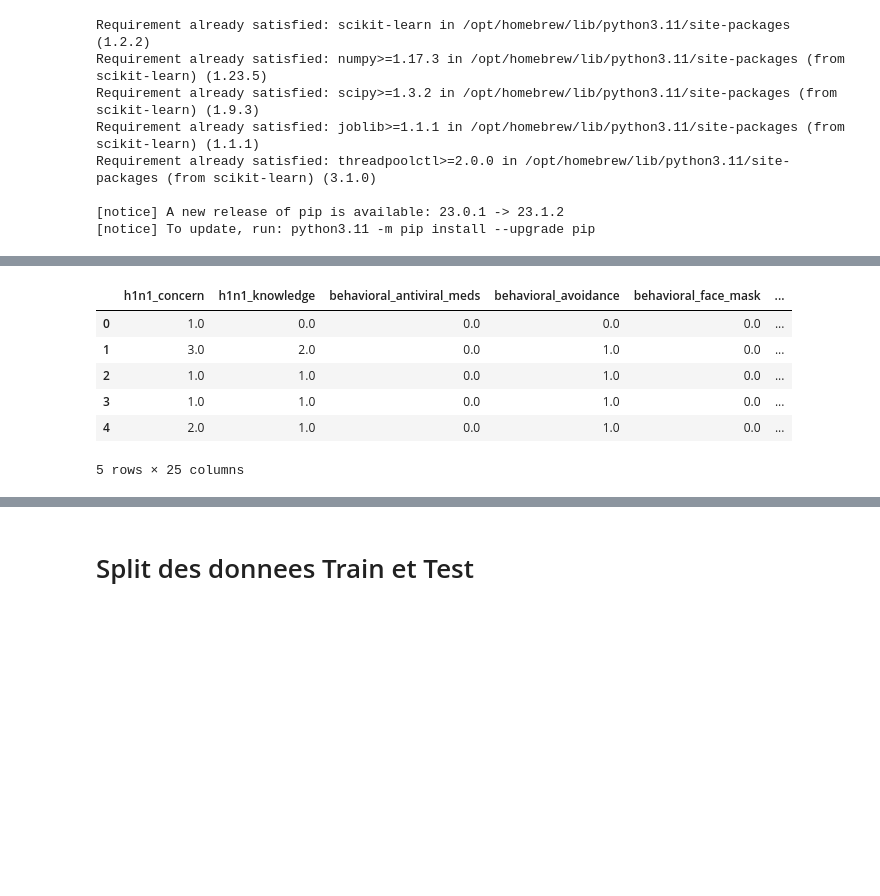
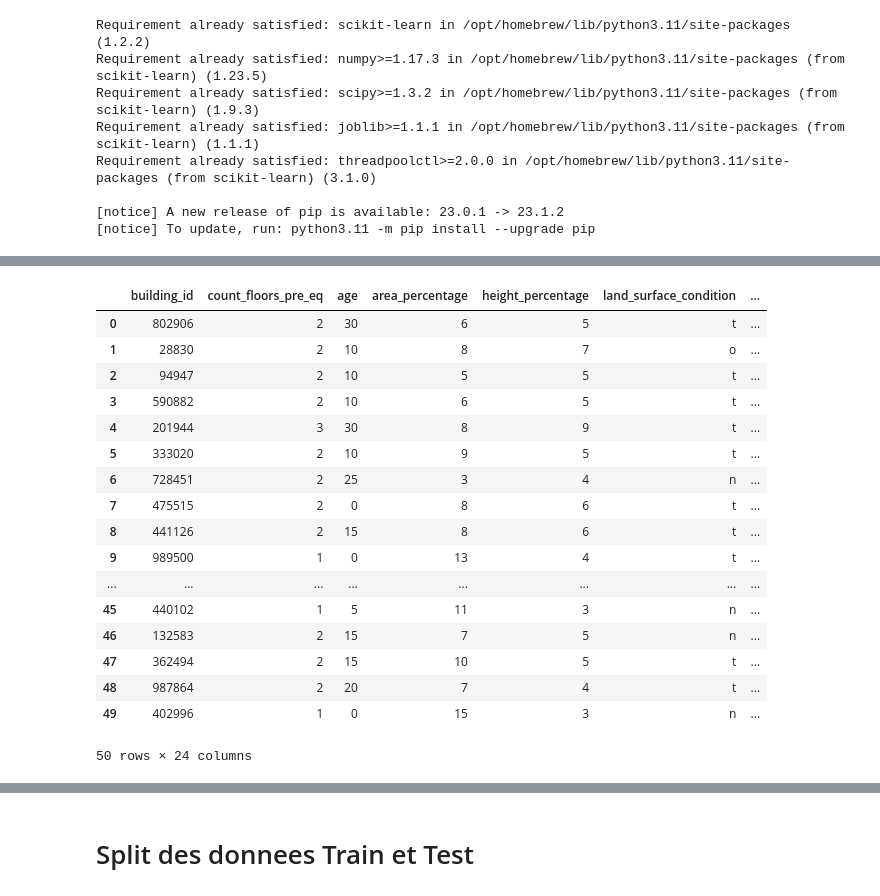
Before and after one commit to florian-gustin/esgi_machine_learning, a Jupyter notebook: earthquake_supervised.ipynb, the cells around one changed output, grey strips where cells are left out. Drawn from its saved outputs; the diff is of its cells as text; code cells hidden in the pictures; blank space fills up the shorter version.

```diff
--- a/earthquake_supervised.ipynb
+++ b/earthquake_supervised.ipynb
@@ -23,26 +47,44 @@ raw_data = pd.read_csv("input/features.csv")
-# %%
-# Drop des features inutiles
-data = raw_data.drop(columns=[
-    "respondent_id",
-    "hhs_geo_region",
-    "employment_industry",
-    "employment_occupation",
-    "employment_status",
-    "income_poverty",
-    "sex",
-    "race",
-    "marital_status",
-    "rent_or_own",
-    "census_msa",],
-    axis=1)
-
-# Afficher les 5 premières lignes
-data.head()
-# %% [output]
-|  | h1n1_concern | h1n1_knowledge | behavioral_antiviral_meds | behavioral_avoidance | behavioral_face_mask | ... |
-| 0 | 1.0 | 0.0 | 0.0 | 0.0 | 0.0 | ... |
-| 1 | 3.0 | 2.0 | 0.0 | 1.0 | 0.0 | ... |
-| 2 | 1.0 | 1.0 | 0.0 | 1.0 | 0.0 | ... |
-| 3 | 1.0 | 1.0 | 0.0 | 1.0 | 0.0 | ... |
-| 4 | 2.0 | 1.0 | 0.0 | 1.0 | 0.0 | ... |
-5 rows × 25 columns
+# %%
+
+# Supprimer les colonnes inutiles
+cols_to_drop = ['geo_level_1_id', 'geo_level_2_id', 'geo_level_3_id',
+                'has_secondary_use', 'has_secondary_use_agriculture', 'has_secondary_use_hotel',
+                'has_secondary_use_rental', 'has_secondary_use_institution', 'has_secondary_use_school',
+                'has_secondary_use_industry', 'has_secondary_use_health_post', 'has_secondary_use_gov_office',
+                'has_secondary_use_use_police', 'has_secondary_use_other', 'legal_ownership_status',
+                'count_families']
+data = raw_data.drop(cols_to_drop, axis=1)
+
+# Supprimer temporairement les colonnes qualitatives
+# tmp_cols_to_drop = ["land_surface_condition",
+#                     "foundation_type",
+#                     "roof_type",
+#                     "ground_floor_type",
+#                     "other_floor_type",
+#                     "position",
+#                     "plan_configuration",
+#                     ]
+
+# data = data.drop(tmp_cols_to_drop, axis=1)
+
+# Afficher les 5 premières lignes
+data.head(50)
+# %% [output]
+|  | building_id | count_floors_pre_eq | age | area_percentage | height_percentage | land_surface_condition | ... |
+| 0 | 802906 | 2 | 30 | 6 | 5 | t | ... |
+| 1 | 28830 | 2 | 10 | 8 | 7 | o | ... |
+| 2 | 94947 | 2 | 10 | 5 | 5 | t | ... |
+| 3 | 590882 | 2 | 10 | 6 | 5 | t | ... |
+| 4 | 201944 | 3 | 30 | 8 | 9 | t | ... |
+| 5 | 333020 | 2 | 10 | 9 | 5 | t | ... |
+| 6 | 728451 | 2 | 25 | 3 | 4 | n | ... |
+| 7 | 475515 | 2 | 0 | 8 | 6 | t | ... |
+| 8 | 441126 | 2 | 15 | 8 | 6 | t | ... |
+| 9 | 989500 | 1 | 0 | 13 | 4 | t | ... |
+| ... | ... | ... | ... | ... | ... | ... | ... |
+| 45 | 440102 | 1 | 5 | 11 | 3 | n | ... |
+| 46 | 132583 | 2 | 15 | 7 | 5 | n | ... |
+| 47 | 362494 | 2 | 15 | 10 | 5 | t | ... |
+| 48 | 987864 | 2 | 20 | 7 | 4 | t | ... |
+| 49 | 402996 | 1 | 0 | 15 | 3 | n | ... |
+50 rows × 24 columns
```
Also changed, not shown: parts of 19 cells of this notebook, 1 other file.
